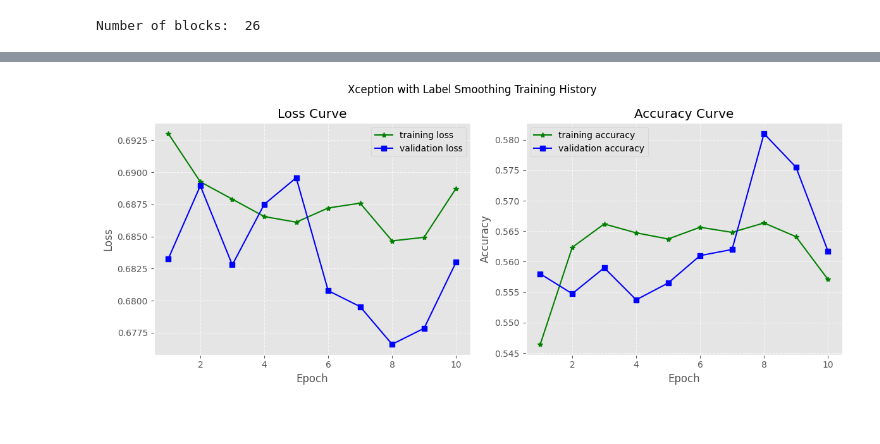
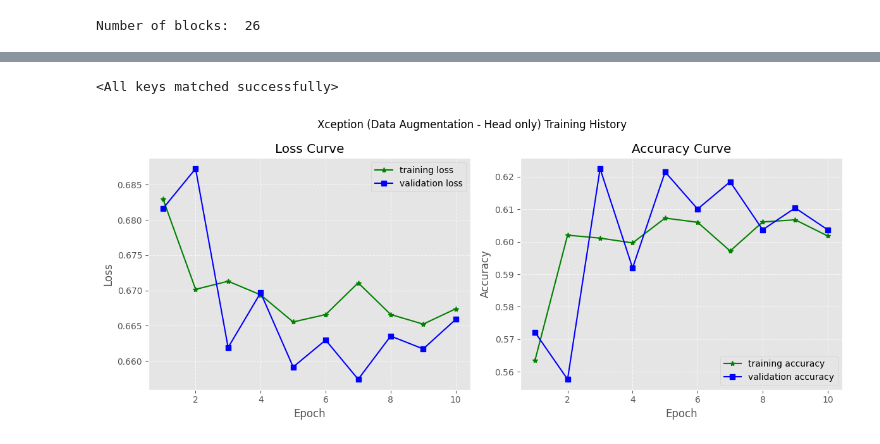
Before and after one commit to DangCongKhai/deep_fake_detection, a Jupyter notebook: notebooks/xception_image_classification.ipynb, the cells around one changed output, grey strips where cells are left out. Cells and saved outputs as stored; diff of their text form; code cells hidden in the pictures.

```diff
--- a/notebooks/xception_image_classification.ipynb
+++ b/notebooks/xception_image_classification.ipynb
@@ -702,3 +440,7 @@ MODEL_NAME = "Xception"
 # %%
-model = DeepFakeXception()
-torchsummary.summary(model, (3, 224, 224), batch_size=32)
+model = model.to(device=DEVICE)
+LABEL_SMOOTHING = 0.1
+WEIGHT_DECAY = 1e-2
+
+optimizer = torch.optim.Adam(params=model.parameters(), lr=LR_STAGE_1, weight_decay=WEIGHT_DECAY)
+criterion = nn.CrossEntropyLoss(label_smoothing=LABEL_SMOOTHING)
@@ -730,11 +464,12 @@ criterion = nn.CrossEntropyLoss(label_smoothing=LABEL_SMOOTHING)
 # %%
+
 MODEL_SAVED_PATH = os.path.join(
-    parent_path, f"model_checkpoints/{MODEL_NAME}_(data_augment)_{TASK_NAME}.pth"
+    project_root, f"model_checkpoints/{MODEL_NAME}_augmentation_{TASK_NAME}.pth"
 )
 
-print(f"Training model {MODEL_NAME}: LR = {LR}, EPOCHS = {EPOCHS}")
+print(f"Training configuration for stage 1: LR = {LR_STAGE_1}, EPOCHS = {EPOCHS_STAGE_1}")
 
-for epoch in range(EPOCHS):
+for epoch in range(EPOCHS_STAGE_1):
     # Train
     train_loss, train_acc = train_one_epoch(
         model, train_loader, criterion, optimizer, DEVICE
@@ -746,15 +481,15 @@ for epoch in range(EPOCHS):
     )
 
     print(
-        f"[{epoch + 1}/{EPOCHS}] train_acc: {train_acc:.4f} - train_loss: {train_loss:.4f} - valid_acc: {valid_acc:.4f} - valid_loss: {valid_loss:.4f}"
+        f"[{epoch + 1}/{EPOCHS_STAGE_1}] train_acc: {train_acc:.4f} - train_loss: {train_loss:.4f} - valid_acc: {valid_acc:.4f} - valid_loss: {valid_loss:.4f}"
     )
     # Record metrics
-    history["train_losses"].append(train_loss)
-    history["val_losses"].append(valid_loss)
-    history["train_accuracy"].append(train_acc)
-    history["val_accuracy"].append(valid_acc)
-    history["val_f1"].append(valid_f1)
-    history["val_auc"].append(valid_auc)
+    history_aug["train_losses"].append(train_loss)
+    history_aug["val_losses"].append(valid_loss)
+    history_aug["train_accuracy"].append(train_acc)
+    history_aug["val_accuracy"].append(valid_acc)
+    history_aug["val_f1"].append(valid_f1)
+    history_aug["val_auc"].append(valid_auc)
 
     # Save Best Model (based on Accuracy)
     if valid_acc > best_acc:
@@ -762,11 +497,11 @@ for epoch in range(EPOCHS):
         save_checkpoint(model, optimizer, MODEL_SAVED_PATH)
 
         # Update best stats
-        history["best_accuracy"] = best_acc
-        history["best_epoch"] = epoch + 1
-        history["MODEL_SAVED_PATH"] = MODEL_SAVED_PATH
+        history_aug["best_accuracy"] = best_acc
+        history_aug["best_epoch"] = epoch + 1
+        history_aug["MODEL_SAVED_PATH"] = MODEL_SAVED_PATH
 
     print(
-        f"\t- [current best] epoch: {history['best_epoch']} - acc: {history['best_accuracy']:.4f}\n"
+        f"\t- [current best] epoch: {history_aug['best_epoch']} - acc: {history_aug['best_accuracy']:.4f}\n"
     )
 # %% [output]
@@ -799,9 +531,15 @@ Checkpoint saved: /Users/mac/Desktop/Code/Personal_Project/VNUK/deep_fake_detect
+# %%
+# Load the best state again
+checkpoint = torch.load(MODEL_SAVED_PATH)
+model.load_state_dict(checkpoint["state_dict"])
+# %% [output]
+<All keys matched successfully>
 # %%
-save_path = f"{parent_path}/results/{MODEL_NAME}_with_reg_{TASK_NAME}.png"
+model_saved_name = f"{project_root}/results/{MODEL_NAME}_augmentation_{TASK_NAME}"
 plot_history(
-    history,
-    "Xception with Label Smoothing Training History",
-    save_path=save_path,
+    history_aug,
+    "Xception (Data Augmentation - Head only) Training History",
+    f"{model_saved_name}.png",
 )
 # %% [output]
-[figure, old version]
+[figure, new version]
```
Also changed, not shown: parts of 65 cells of this notebook, 1 other file.
